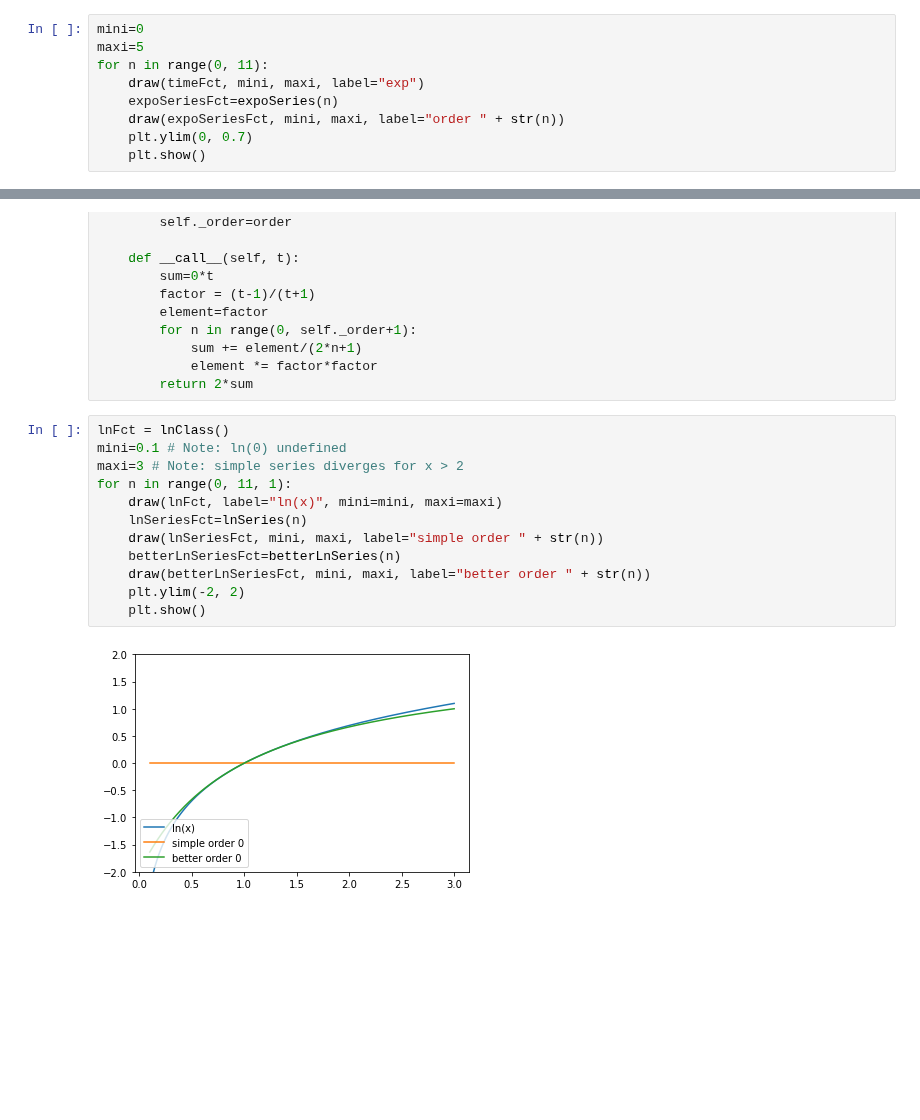
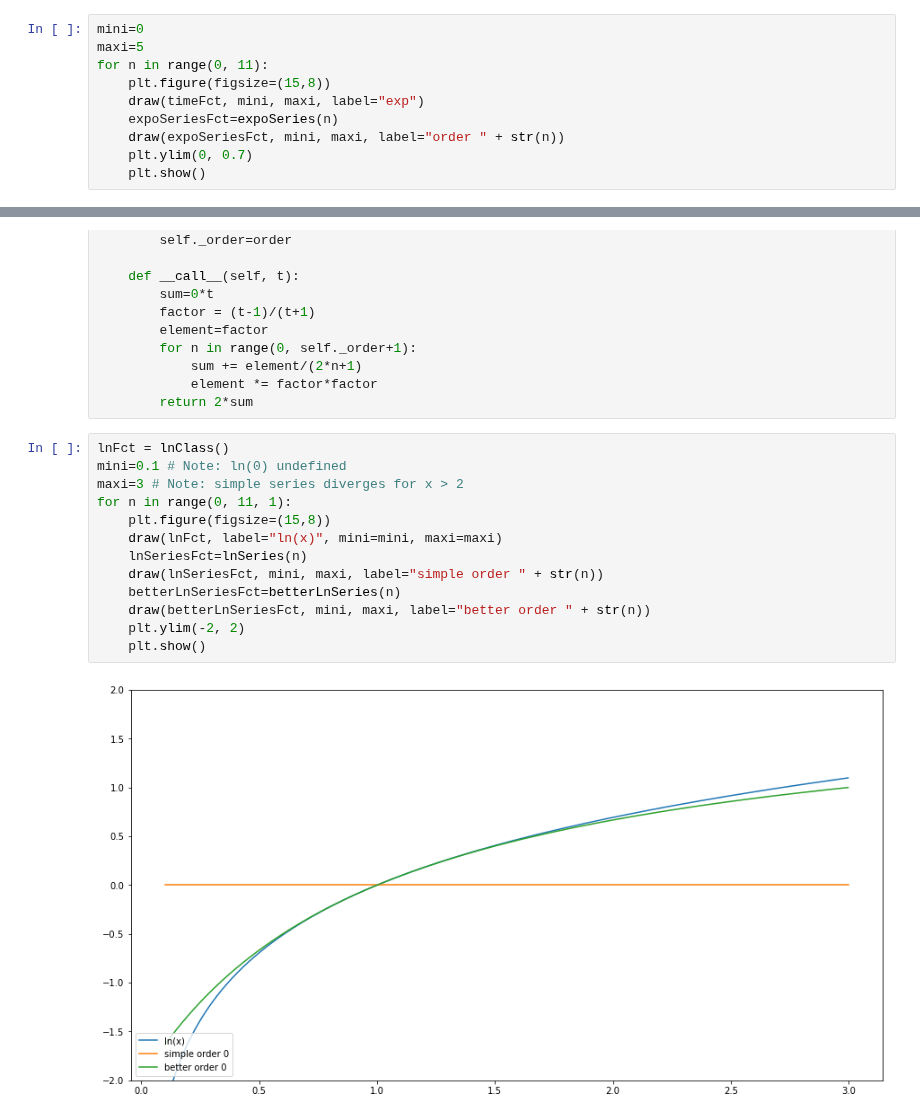
Before and after one commit to JonasRademacker/JupyterNotebooksForTeachingMath, a Jupyter notebook: SeriesExpansions.ipynb, the cells around one changed output, grey strips where cells are left out. Drawn from its saved outputs; the diff is of its cells as text; blank space fills up the shorter version.

```diff
--- a/SeriesExpansions.ipynb
+++ b/SeriesExpansions.ipynb
@@ -74,6 +74,7 @@ timeFct = expoClass(1.6)
 mini=0
 maxi=5
 for n in range(0, 11):
+    plt.figure(figsize=(15,8))
     draw(timeFct, mini, maxi, label="exp")
     expoSeriesFct=expoSeries(n)
     draw(expoSeriesFct, mini, maxi, label="order " + str(n))
@@ -185,14 +187,15 @@ class betterLnSeries:
 # %%
 lnFct = lnClass()
 mini=0.1 # Note: ln(0) undefined
 maxi=3 # Note: simple series diverges for x > 2
 for n in range(0, 11, 1):
+    plt.figure(figsize=(15,8))
     draw(lnFct, label="ln(x)", mini=mini, maxi=maxi)
     lnSeriesFct=lnSeries(n)
     draw(lnSeriesFct, mini, maxi, label="simple order " + str(n))
     betterLnSeriesFct=betterLnSeries(n)
     draw(betterLnSeriesFct, mini, maxi, label="better order " + str(n))
     plt.ylim(-2, 2)
     plt.show()
 # %% [output]
-[figure, old version]
+[figure, new version]
```
Also changed, not shown: parts of 3 cells of this notebook.
